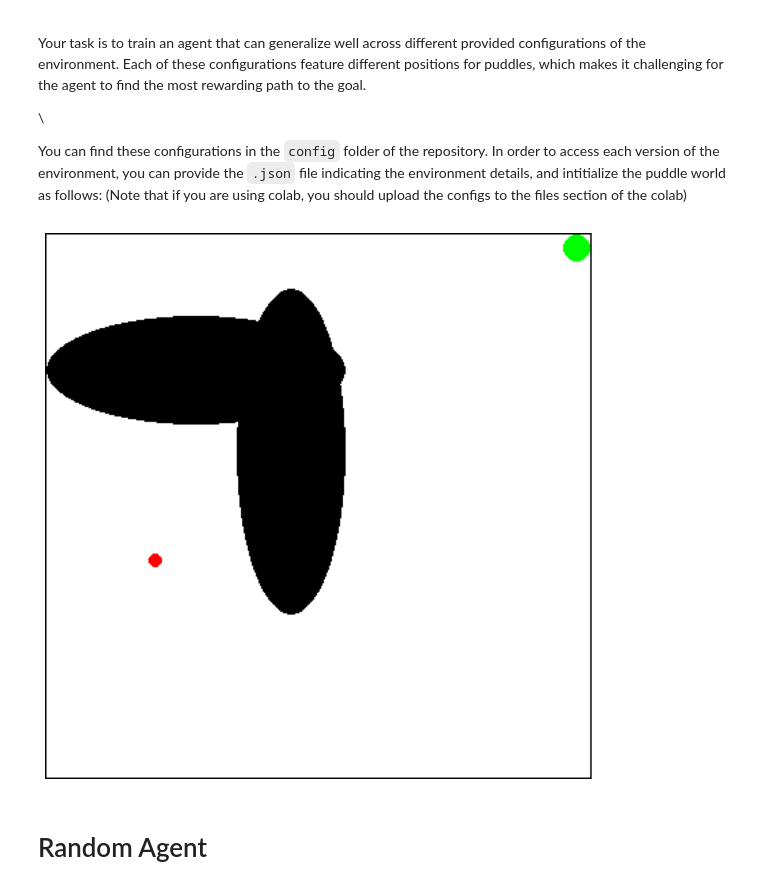
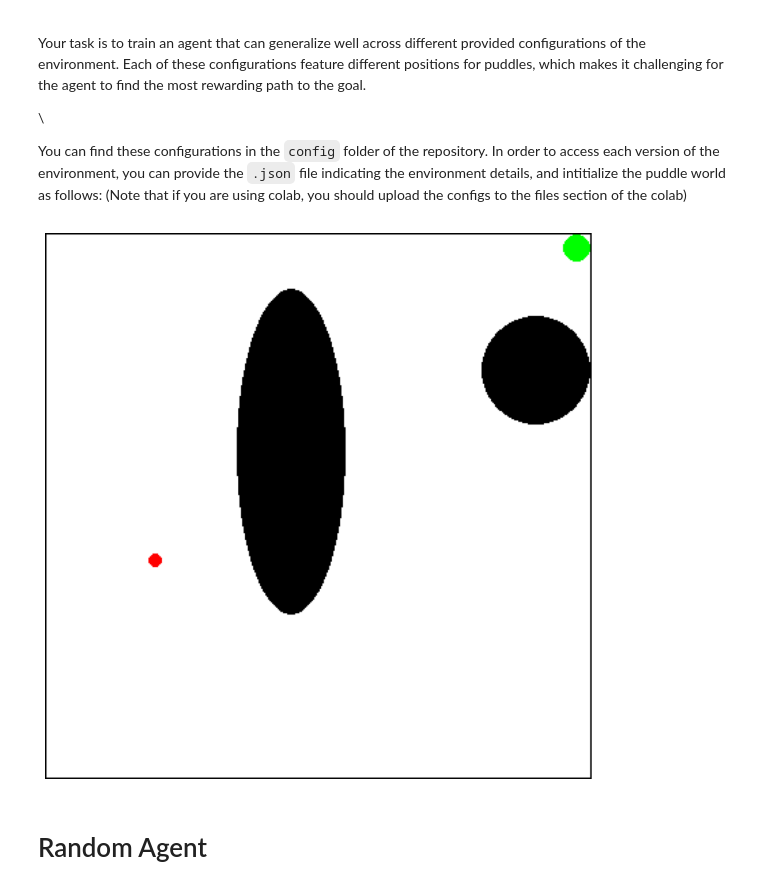
Before and after one commit to psaunderualberta/2024-upper-bound-ai-comp, a Jupyter notebook: Getting_Started.ipynb, the cells around one changed output. Drawn from its saved outputs; the diff is of its cells as text; code cells hidden in the pictures.

```diff
--- a/Getting_Started.ipynb
+++ b/Getting_Started.ipynb
@@ -158,31 +158,31 @@ Your task is to train an agent that can generalize well across different provide
 You can find these configurations in the `config` folder of the repository. In order to access each version of the environment, you can provide the `.json` file indicating the environment details, and intitialize the puddle world as follows:
 (Note that if you are using colab, you should upload the configs to the files section of the colab)
 # %%
-json_file = f"/content/default.json"
+json_file = f"/content/config_3.json"
 with open(json_file) as f:
   env_setup = json.load(f)
 env = gym.make(
   "PuddleWorld-v0",
   start=env_setup["start"],
   goal=env_setup["goal"],
   goal_threshold=env_setup["goal_threshold"],
   noise=env_setup["noise"],
   thrust=env_setup["thrust"],
   puddle_top_left=env_setup["puddle_top_left"],
   puddle_width=env_setup["puddle_width"],
 )
 
 obs, info = env.reset()
 fig, ax = plt.subplots(figsize=(20, 10))
 ax.axis('off')
 img = env.render()
 img_with_frame = np.zeros((img.shape[0]+2, img.shape[1]+2, 3), dtype=np.uint8)
 img_with_frame[1:-1, 1:-1, :] = img
 img = ax.imshow(img_with_frame)
 display.display(plt.gcf())
 display.clear_output(wait=True)
 # %% [output]
-[figure, old version]
+[figure, new version]
 # %% [markdown]
 # Random Agent
 # %% [markdown]
```
Also changed, not shown: parts of 5 cells of this notebook, 1 other file.
